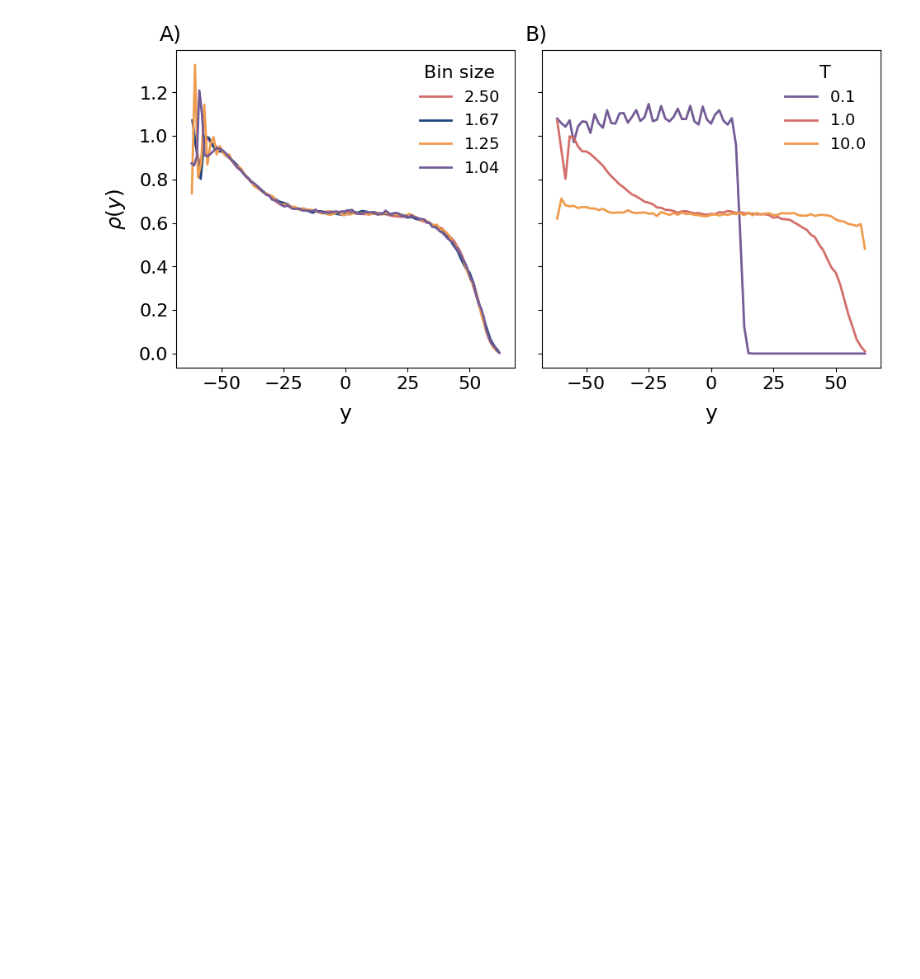
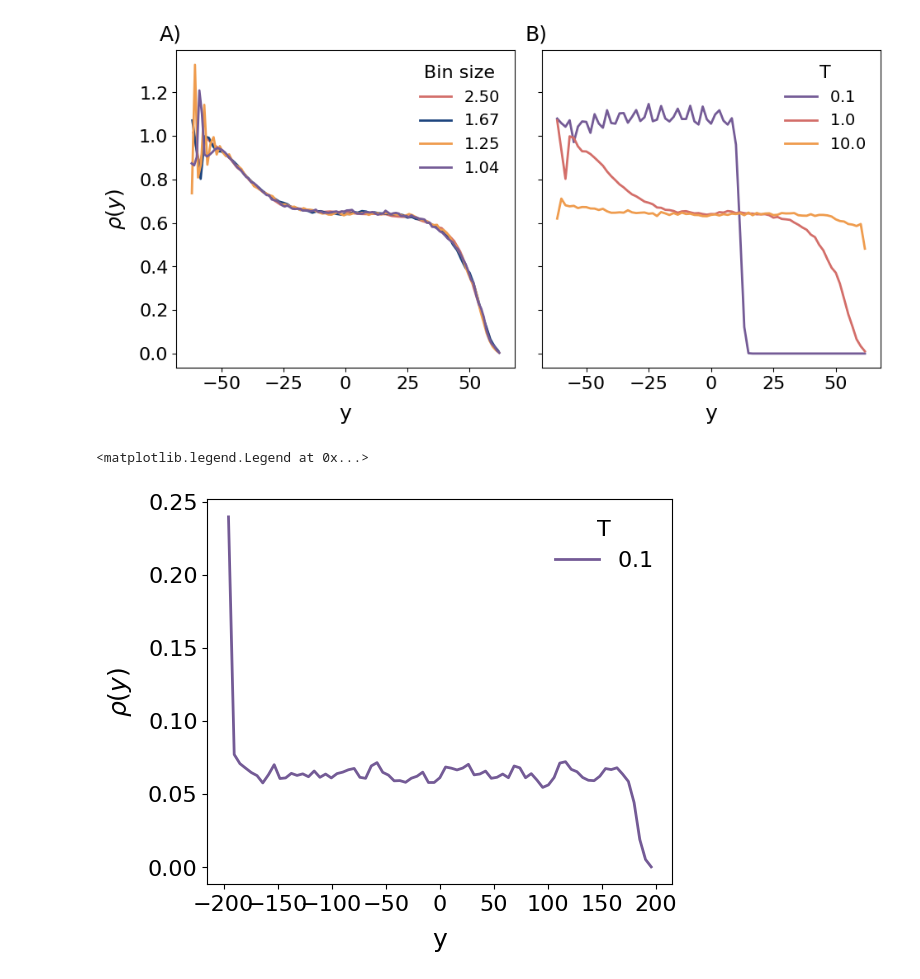
Before and after one commit to underDD/FiestaSCyB, a Jupyter notebook: plots.ipynb, the cells around one changed output. Saved outputs shown, nothing was run; the diff lists cells and outputs as text; code cells hidden in the pictures; blank space fills up the shorter version.

```diff
--- a/plots.ipynb
+++ b/plots.ipynb
@@ -750,3 +750,26 @@ plt.savefig('graphs/5_density_profiles_grav_g1.0_Lx12.5_delta0.1.pdf', dpi=300,
 plt.show()
 # %% [output]
 [figure]
+# %%
+
+density_data_nbins75_T01= np.loadtxt("results/bonus_density_profile_grav_g1.00_Lx39.6_delta0.100_nbin75_T1.0.txt")
+y_75_T01 = density_data_nbins75_T01[:, 0]
+rho_75_T01 = density_data_nbins75_T01[:, 1]
+
+plt.figure(figsize=(6,5))
+
+Lx = 39.6
+Ly = 10*Lx
+
+nbin = 75
+b = Ly / nbin
+plt.plot(y_75_T01, rho_75_T01, color=sunset2(0.3), lw=2, label = r'$0.1$')
+
+plt.xlabel('y', fontsize=18, labelpad=10 )
+plt.ylabel(r'$\rho(y)$', fontsize=18, labelpad=10)
+plt.xticks(fontsize=16)
+plt.yticks(fontsize=16)
+plt.legend(fontsize=16, frameon=False, title = 'T', title_fontsize=16)
+# %% [output]
+<matplotlib.legend.Legend at 0x...>
+[figure, added]
```
Also changed, not shown: 4 other files.
